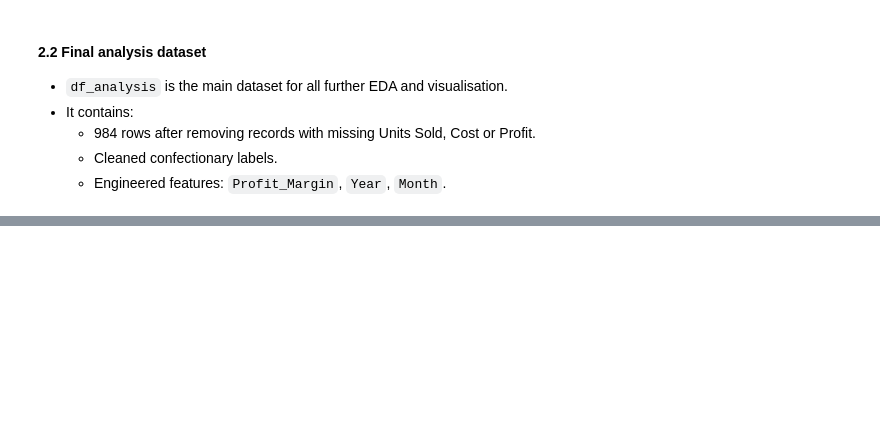
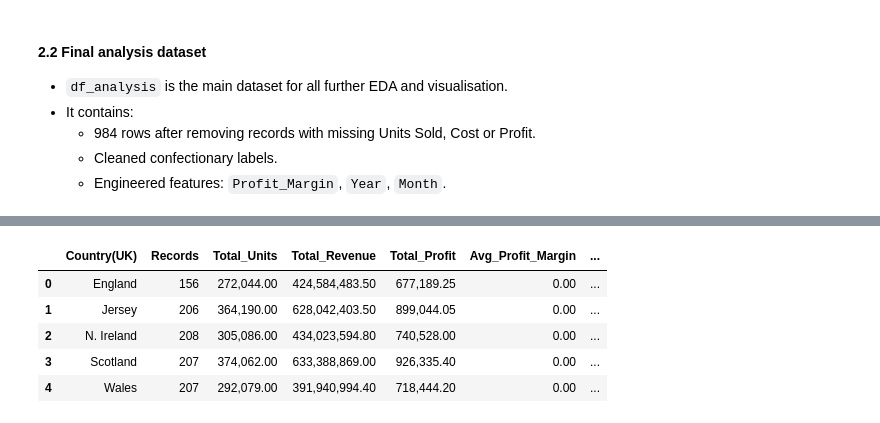
Before and after one commit to OmerTDK/confectionary-data-viz, a Jupyter notebook: main.ipynb, the cells around one changed output, grey strips where cells are left out. Saved outputs shown, nothing was run; the diff lists cells and outputs as text; code cells hidden in the pictures; blank space fills up the shorter version.

```diff
--- a/main.ipynb
+++ b/main.ipynb
@@ -336,0 +347,24 @@ df_analysis shape: (984, 10)
+# %%
+region_summary = (
+    df_analysis
+    .groupby("Country(UK)")
+    .agg(
+        Records=("Country(UK)", "size"),
+        Total_Units=("Units Sold", "sum"),
+        Total_Revenue=("Revenue(£)", "sum"),
+        Total_Profit=("Profit(£)", "sum"),
+        Avg_Profit_Margin=("Profit_Margin", "mean")
+    )
+    .reset_index()
+)
+
+region_summary["Avg_Profit_Margin_pct"] = region_summary["Avg_Profit_Margin"] * 100
+
+region_summary
+# %% [output]
+|  | Country(UK) | Records | Total_Units | Total_Revenue | Total_Profit | Avg_Profit_Margin | ... |
+| 0 | England | 156 | 272,044.00 | 424,584,483.50 | 677,189.25 | 0.00 | ... |
+| 1 | Jersey | 206 | 364,190.00 | 628,042,403.50 | 899,044.05 | 0.00 | ... |
+| 2 | N. Ireland | 208 | 305,086.00 | 434,023,594.80 | 740,528.00 | 0.00 | ... |
+| 3 | Scotland | 207 | 374,062.00 | 633,388,869.00 | 926,335.40 | 0.00 | ... |
+| 4 | Wales | 207 | 292,079.00 | 391,940,994.40 | 718,444.20 | 0.00 | ... |
```
Also changed, not shown: parts of 7 cells of this notebook.
